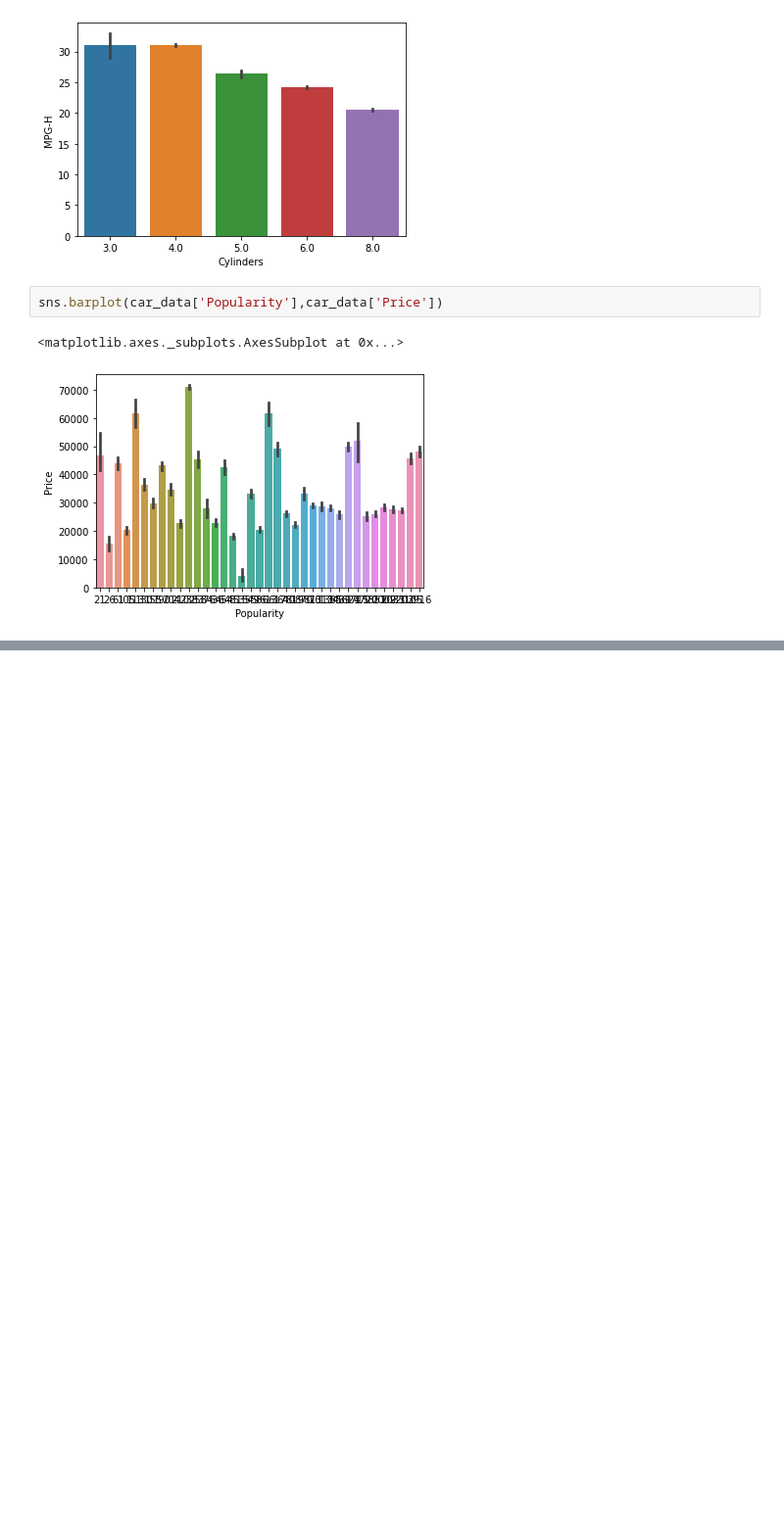
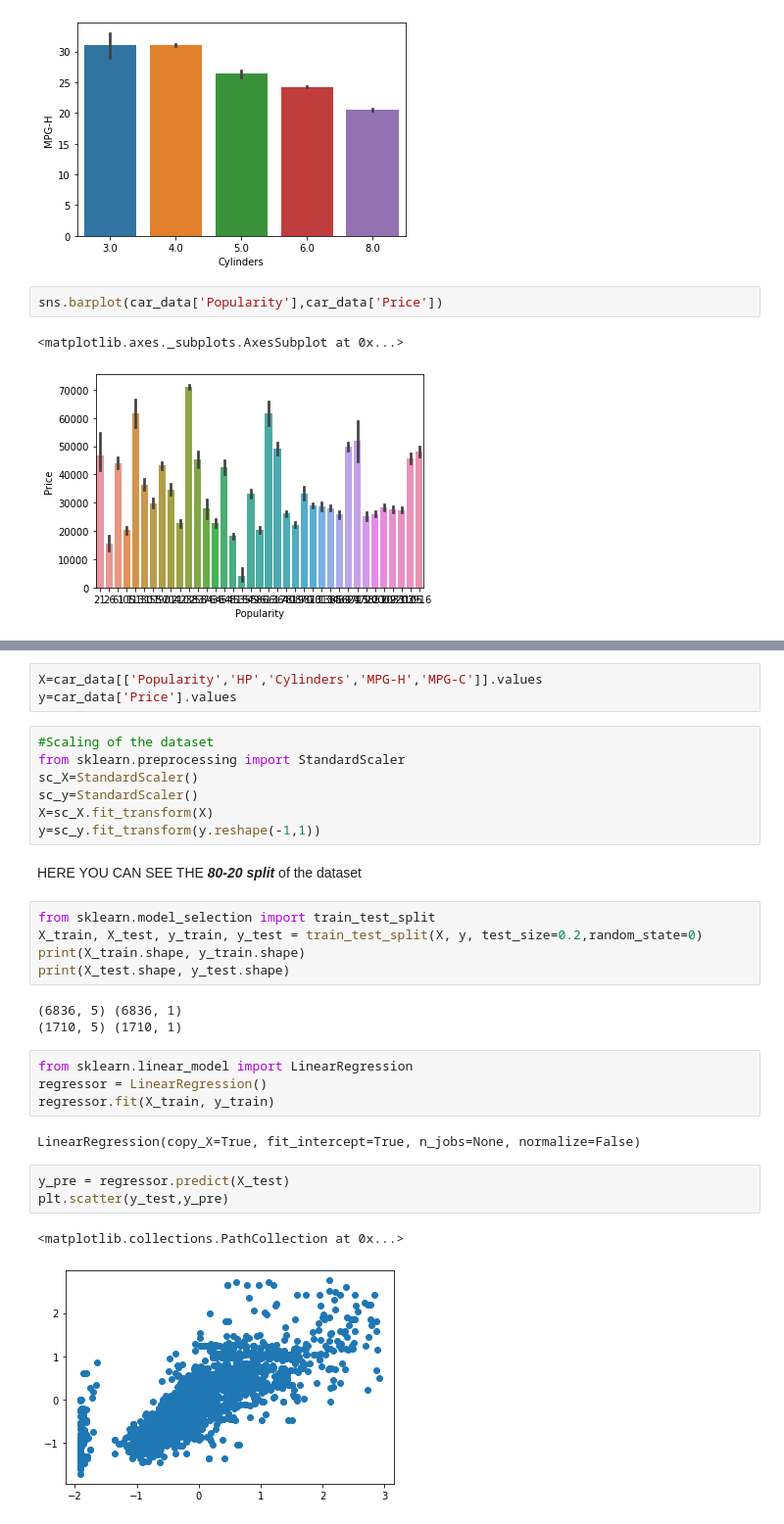
Before and after one commit to ElvinAlex26/MLI, a Jupyter notebook: projectml.ipynb, the cells around one changed output, grey strips where cells are left out. Shown at 98% size. Saved outputs shown, nothing was run; the diff lists cells and outputs as text; blank space fills up the shorter version.

```diff
--- a/projectml.ipynb
+++ b/projectml.ipynb
@@ -478,0 +521,32 @@ sns.barplot(car_data['Popularity'],car_data['Price'])
+# %%
+X=car_data[['Popularity','HP','Cylinders','MPG-H','MPG-C']].values
+y=car_data['Price'].values
+# %%
+#Scaling of the dataset
+from sklearn.preprocessing import StandardScaler
+sc_X=StandardScaler()
+sc_y=StandardScaler()
+X=sc_X.fit_transform(X)
+y=sc_y.fit_transform(y.reshape(-1,1))
+# %% [markdown]
+HERE YOU CAN SEE THE ***80-20 split*** of the dataset
+# %%
+from sklearn.model_selection import train_test_split
+X_train, X_test, y_train, y_test = train_test_split(X, y, test_size=0.2,random_state=0)
+print(X_train.shape, y_train.shape)
+print(X_test.shape, y_test.shape)
+# %% [output]
+(6836, 5) (6836, 1)
+(1710, 5) (1710, 1)
+# %%
+from sklearn.linear_model import LinearRegression
+regressor = LinearRegression()
+regressor.fit(X_train, y_train)
+# %% [output]
+LinearRegression(copy_X=True, fit_intercept=True, n_jobs=None, normalize=False)
+# %%
+y_pre = regressor.predict(X_test)
+plt.scatter(y_test,y_pre)
+# %% [output]
+<matplotlib.collections.PathCollection at 0x...>
+[figure, added]
```
Also changed, not shown: parts of 29 cells of this notebook.
